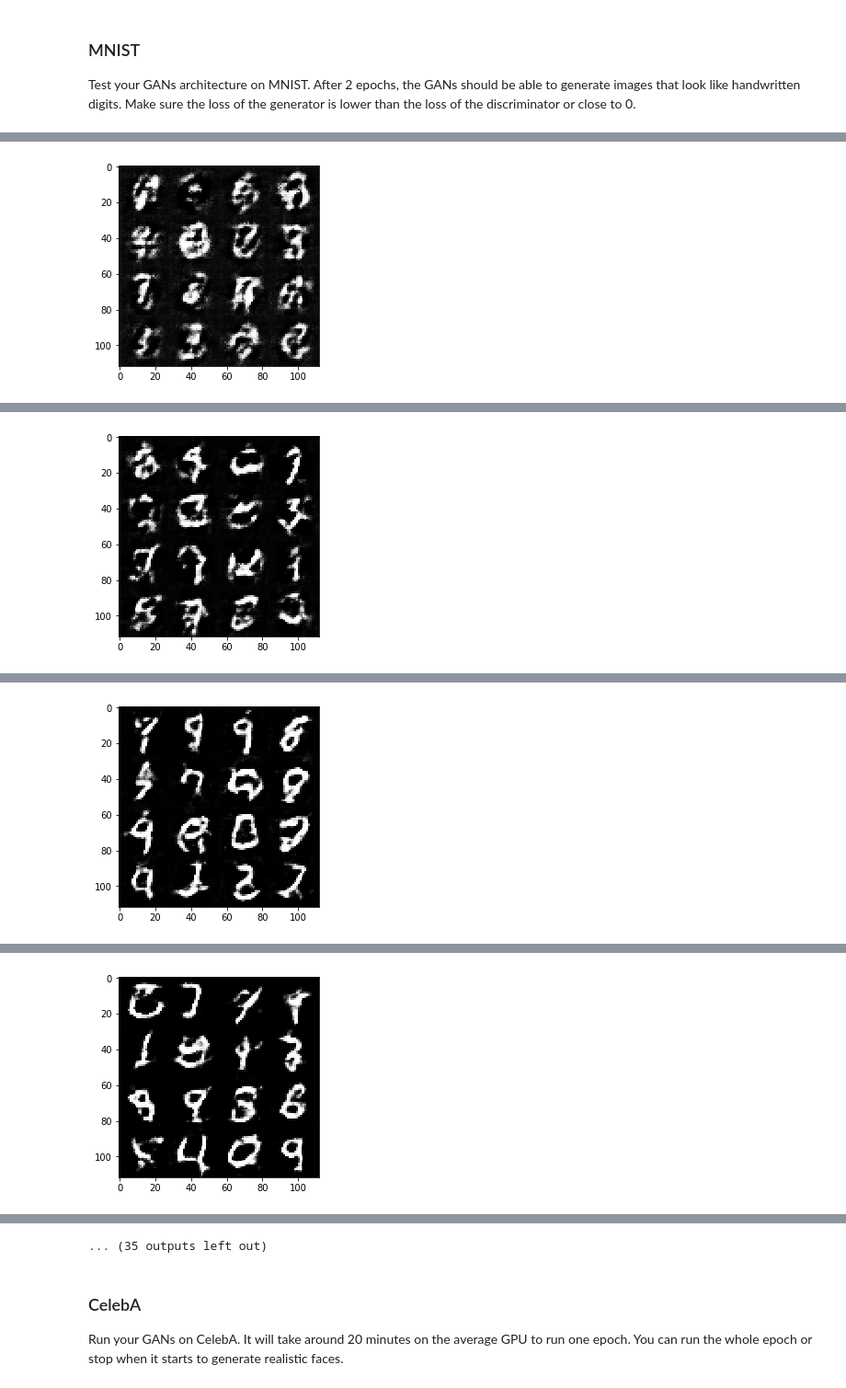
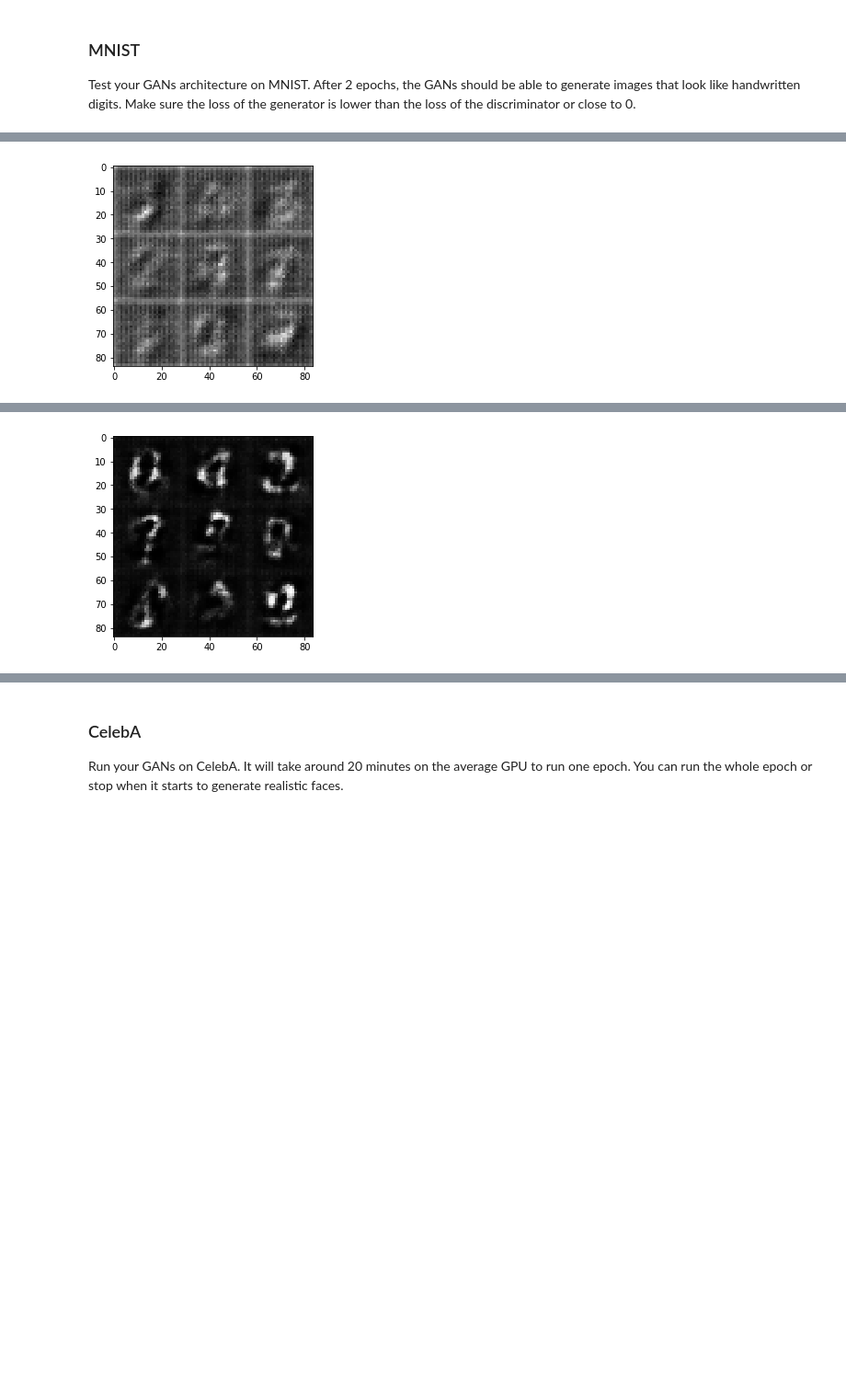
Before and after one commit to rafael-navarro/deep-learning, a Jupyter notebook: face_generation/dlnd_face_generation.ipynb, the cells around one changed output, grey strips where cells are left out. Shown at 92% size. Drawn from its saved outputs; the diff is of its cells as text; code cells hidden in the pictures; blank space fills up the shorter version.

```diff
--- a/face_generation/dlnd_face_generation.ipynb
+++ b/face_generation/dlnd_face_generation.ipynb
@@ -145,28 +143,24 @@ def discriminator(images, reuse=False):
     """
     # TODO: Implement Function
     with tf.variable_scope('discriminator', reuse=reuse):
+
         # Input layer is 28x28x3
-        x1 = tf.layers.conv2d(images, 64, 5, strides=2, padding='same')
-        x1 = leakyRelu(x1)
-        #print('x1', x1.shape) # 14x14x128
+        x1 = tf.layers.conv2d(images, 128, 5, strides=2, padding='same', activation=tf.nn.relu)
+        # 14x14x128
 
-        x2 = tf.layers.conv2d(x1, 128, 5, strides=2, padding='same')
-        x2 = tf.layers.batch_normalization(x2, training=True)
-        x2 = leakyRelu(x2)
-        #print('x2', x2.shape) # 7x7x256
+        x2 = tf.layers.conv2d(x1, 256, 5, strides=2, padding='same', activation=tf.nn.relu)
+        bn2 = tf.layers.batch_normalization(x2, training=True)
+        # 7x7x256
 
-        x3 = tf.layers.conv2d(x2, 256, 5, strides=2, padding='same')
-        x3 = tf.layers.batch_normalization(x3, training=True)
-        x3 = leakyRelu(x3)
-        #print('x3', x3.shape) # 4x4x512
-
+        #print(bn2.shape) #(?, 7, 7, 256)
         # Flatten it
-        flat = tf.reshape(x3, (-1, 4 * 4 * 256))
+        flat = tf.reshape(bn2, (-1, 7 * 7 * 256))
         logits = tf.layers.dense(flat, 1)
         out = tf.sigmoid(logits)
 
     return out, logits
 
+
 """
 DON'T MODIFY ANYTHING IN THIS CELL THAT IS BELOW THIS LINE
 """
@@ -315,7 +303,6 @@ def show_generator_output(sess, n_images, input_z, out_channel_dim, image_mode):
     cmap = None if image_mode == 'RGB' else 'gray'
     z_dim = input_z.get_shape().as_list()[-1]
     example_z = np.random.uniform(-1, 1, size=[n_images, z_dim])
-    #example_z = np.random.normal(loc=0.0, scale=0.2, size=[n_images, z_dim])
 
     samples = sess.run(
         generator(input_z, out_channel_dim, False),
@@ -324,7 +311,6 @@ def show_generator_output(sess, n_images, input_z, out_channel_dim, image_mode):
     images_grid = helper.images_square_grid(samples, image_mode)
     pyplot.imshow(images_grid, cmap=cmap)
     pyplot.show()
-    return images_grid
 # %% [markdown]
 ### Train
 Implement `train` to build and train the GANs.  Use the following functions you implemented:
@@ -348,8 +334,8 @@ def train(epoch_count, batch_size, z_dim, learning_rate, beta1, get_batches, dat
     """
     # TODO: Build Model
     steps = 0
-    print_every=100
-    show_every=200
+    print_every=25
+    show_every=100
 
     out_channel_dim = data_shape[3]
     input_real, input_z, input_learning_rate = model_inputs(data_shape[1], data_shape[2], out_channel_dim, z_dim)
@@ -367,13 +353,10 @@ def train(epoch_count, batch_size, z_dim, learning_rate, beta1, get_batches, dat
                 batch_images *= 2
                 # Sample random noise for G
                 batch_z = np.random.uniform(-1, 1, size=(batch_size, z_dim))
-                #Sample from a gaussian distribution
-                #batch_z = np.random.normal(loc=0.0, scale=0.2, size=(batch_size, z_dim))
+
 
                 # Run optimizers
                 _ = sess.run(d_opt, feed_dict={input_real: batch_images, input_z: batch_z, input_learning_rate: learning_rate})
-                _ = sess.run(g_opt, feed_dict={input_z: batch_z, input_real: batch_images, input_learning_rate: learning_rate})
-                #Try running generator optimization one more time. It also helps in preventing discriminator loss from going to zero
                 _ = sess.run(g_opt, feed_dict={input_z: batch_z, input_real: batch_images, input_learning_rate: learning_rate})
 
                 if steps % print_every == 0:
@@ -388,9 +371,7 @@ def train(epoch_count, batch_size, z_dim, learning_rate, beta1, get_batches, dat
                     #losses.append((train_loss_d, train_loss_g))
 
                 if steps % show_every == 0:
-                    show_generator_output(sess, 16, input_z, out_channel_dim, data_image_mode)
-
-        show_generator_output(sess, 16, input_z, out_channel_dim, data_image_mode)
+                    show_generator_output(sess, 9, input_z, out_channel_dim, data_image_mode)
 # %% [markdown]
 ### MNIST
 Test your GANs architecture on MNIST.  After 2 epochs, the GANs should be able to generate images that look like handwritten digits.  Make sure the loss of the generator is lower than the loss of the discriminator or close to 0.
@@ -398,13 +379,13 @@ Test your GANs architecture on MNIST.  After 2 epochs, the GANs should be able t
 batch_size = 64
 z_dim = 100
 learning_rate = 0.0002
-beta1 = 0.3
+beta1 = 0.5
 
 
 """
 DON'T MODIFY ANYTHING IN THIS CELL THAT IS BELOW THIS LINE
 """
-epochs = 5
+epochs = 2
 
 mnist_dataset = helper.Dataset('mnist', glob(os.path.join(data_dir, 'mnist/*.jpg')))
 with tf.Graph().as_default():
@@ -416 +399 @@ Epoch 1/5... Discriminator Loss: 1.1188... Generator Loss: 1.7728
-[figure, old version]
+[figure, new version]
@@ -419 +404 @@ Epoch 1/5... Discriminator Loss: 1.3962... Generator Loss: 0.4798
-[figure, old version]
+[figure, new version]
@@ -422 +408,0 @@ Epoch 1/5... Discriminator Loss: 1.5974... Generator Loss: 0.3807
-[figure, removed]
@@ -425 +409,0 @@ Epoch 1/5... Discriminator Loss: 1.4168... Generator Loss: 0.4840
-[figure, removed]
@@ -432,4 +410,3 @@ Epoch 2/5... Discriminator Loss: 1.2881... Generator Loss: 0.5789
-... (35 outputs left out)
 # %% [markdown]
 ### CelebA
 Run your GANs on CelebA.  It will take around 20 minutes on the average GPU to run one epoch.  You can run the whole epoch or stop when it starts to generate realistic faces.
```
Also changed, not shown: parts of 11 cells of this notebook, 22 other files.
